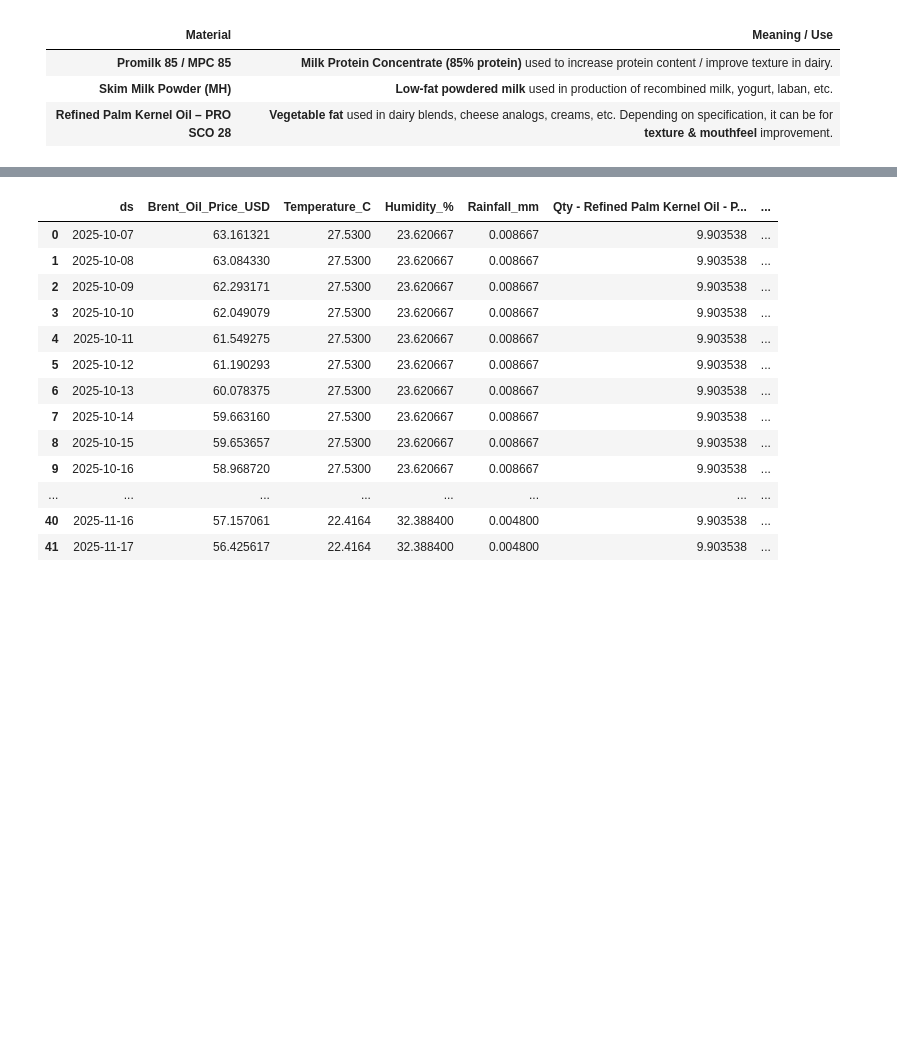
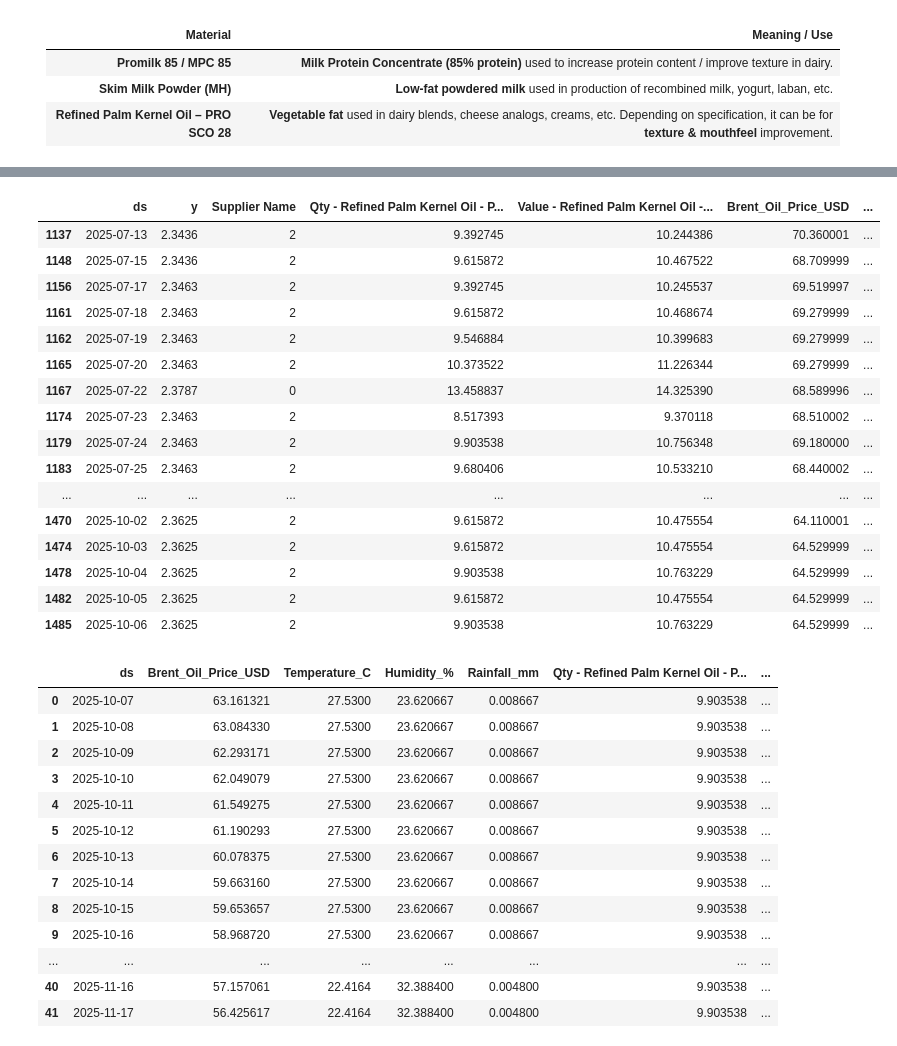
Before and after one commit to guravaiah-datascientist/Nadec, a Jupyter notebook: Nadec_github.ipynb, the cells around one changed output, grey strips where cells are left out. Cells and saved outputs as stored; diff of their text form; code cells hidden in the pictures; blank space fills up the shorter version.

```diff
--- a/Nadec_github.ipynb
+++ b/Nadec_github.ipynb
@@ -1899,3 +1882,23 @@ plt.show()
+# %%
+test_df
+# %% [output]
+|  | ds | y | Supplier Name | Qty - Refined Palm Kernel Oil - P... | Value - Refined Palm Kernel Oil -... | Brent_Oil_Price_USD | ... |
+| 1137 | 2025-07-13 | 2.3436 | 2 | 9.392745 | 10.244386 | 70.360001 | ... |
+| 1148 | 2025-07-15 | 2.3436 | 2 | 9.615872 | 10.467522 | 68.709999 | ... |
+| 1156 | 2025-07-17 | 2.3463 | 2 | 9.392745 | 10.245537 | 69.519997 | ... |
+| 1161 | 2025-07-18 | 2.3463 | 2 | 9.615872 | 10.468674 | 69.279999 | ... |
+| 1162 | 2025-07-19 | 2.3463 | 2 | 9.546884 | 10.399683 | 69.279999 | ... |
+| 1165 | 2025-07-20 | 2.3463 | 2 | 10.373522 | 11.226344 | 69.279999 | ... |
+| 1167 | 2025-07-22 | 2.3787 | 0 | 13.458837 | 14.325390 | 68.589996 | ... |
+| 1174 | 2025-07-23 | 2.3463 | 2 | 8.517393 | 9.370118 | 68.510002 | ... |
+| 1179 | 2025-07-24 | 2.3463 | 2 | 9.903538 | 10.756348 | 69.180000 | ... |
+| 1183 | 2025-07-25 | 2.3463 | 2 | 9.680406 | 10.533210 | 68.440002 | ... |
+| ... | ... | ... | ... | ... | ... | ... | ... |
+| 1470 | 2025-10-02 | 2.3625 | 2 | 9.615872 | 10.475554 | 64.110001 | ... |
+| 1474 | 2025-10-03 | 2.3625 | 2 | 9.615872 | 10.475554 | 64.529999 | ... |
+| 1478 | 2025-10-04 | 2.3625 | 2 | 9.903538 | 10.763229 | 64.529999 | ... |
+| 1482 | 2025-10-05 | 2.3625 | 2 | 9.615872 | 10.475554 | 64.529999 | ... |
+| 1485 | 2025-10-06 | 2.3625 | 2 | 9.903538 | 10.763229 | 64.529999 | ... |
 # %%
 future_regressors
 # %% [output]
```
Also changed, not shown: parts of 7 cells of this notebook.
